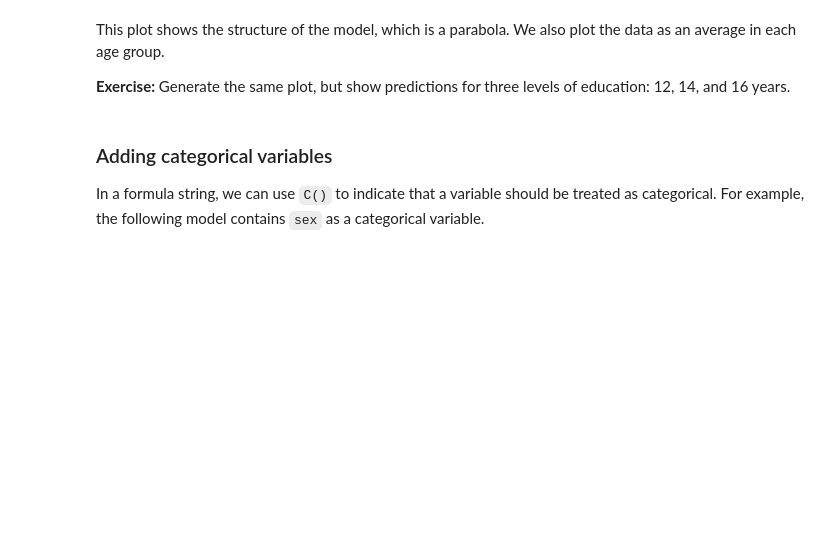
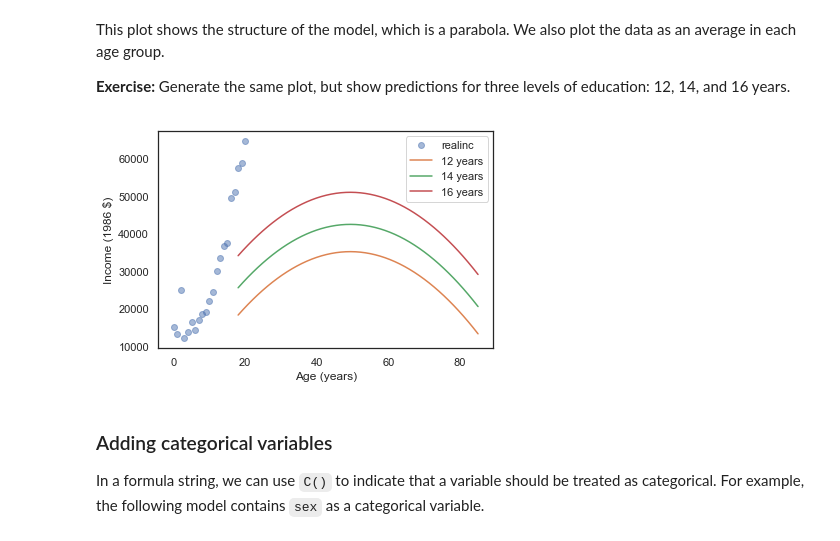
Before and after one commit to gsidsid/ThinkStats2, a Jupyter notebook: homeworks/homework04.ipynb, the cells around one changed output. Saved outputs shown, nothing was run; the diff lists cells and outputs as text; code cells hidden in the pictures; blank space fills up the shorter version.

```diff
--- a/homeworks/homework04.ipynb
+++ b/homeworks/homework04.ipynb
@@ -322,3 +425,26 @@ This plot shows the structure of the model, which is a parabola.  We also plot t
+# %%
+plt.plot(mean_income_by_age, 'o', alpha=0.5)
+
+df['educ'] = 12
+df['educ2'] = df['educ']**2
+pred12 = results.predict(df)
+plt.plot(df['age'], pred12, label='12 years')
+
+df['educ'] = 14
+df['educ2'] = df['educ']**2
+pred12 = results.predict(df)
+plt.plot(df['age'], pred12, label='14 years')
+
+df['educ'] = 16
+df['educ2'] = df['educ']**2
+pred12 = results.predict(df)
+plt.plot(df['age'], pred12, label='16 years')
+
+plt.xlabel('Age (years)')
+plt.ylabel('Income (1986 $)')
+plt.legend();
+# %% [output]
+[figure, added]
 # %% [markdown]
 ### Adding categorical variables
 
```
Also changed, not shown: parts of 45 cells of this notebook.
